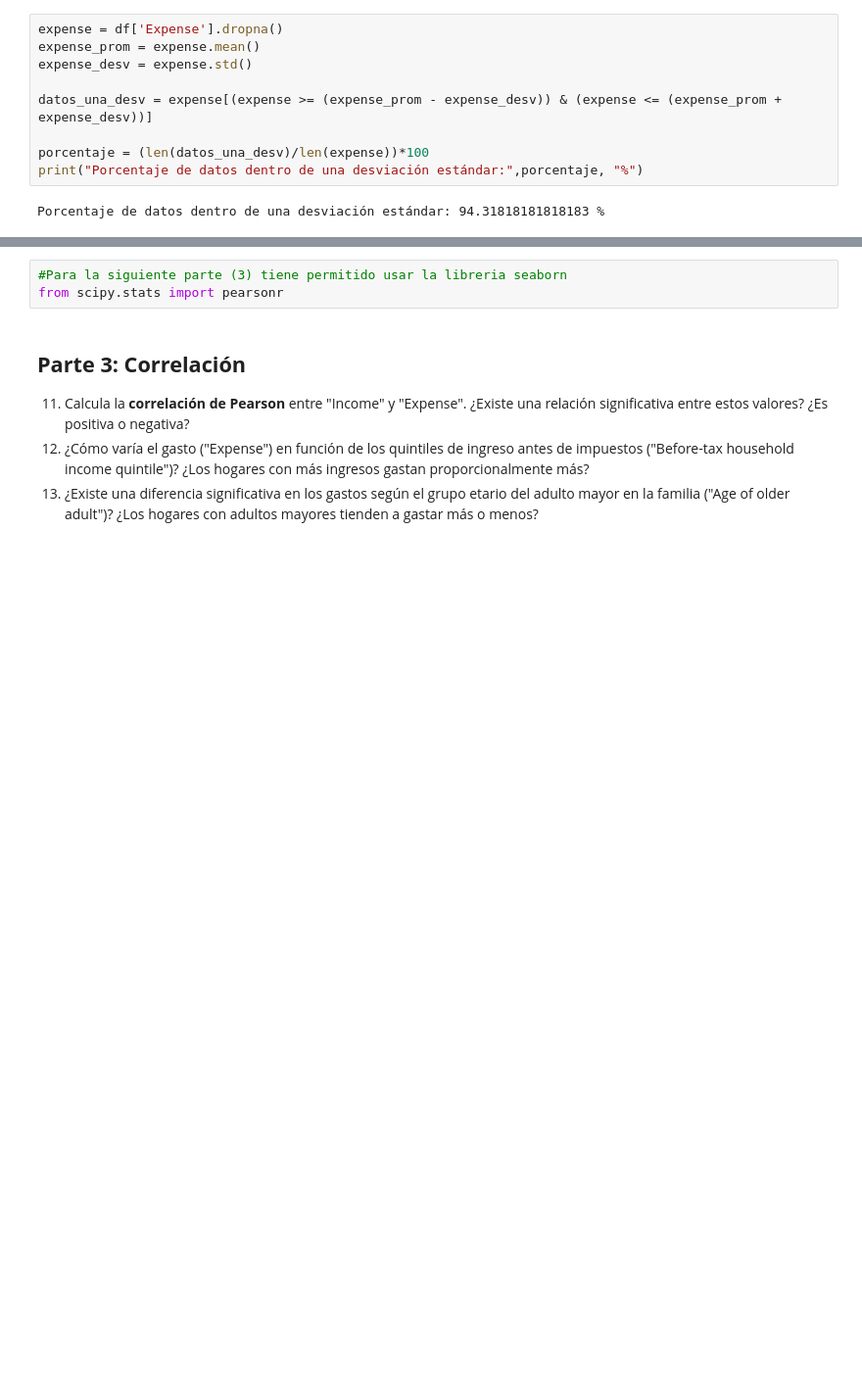
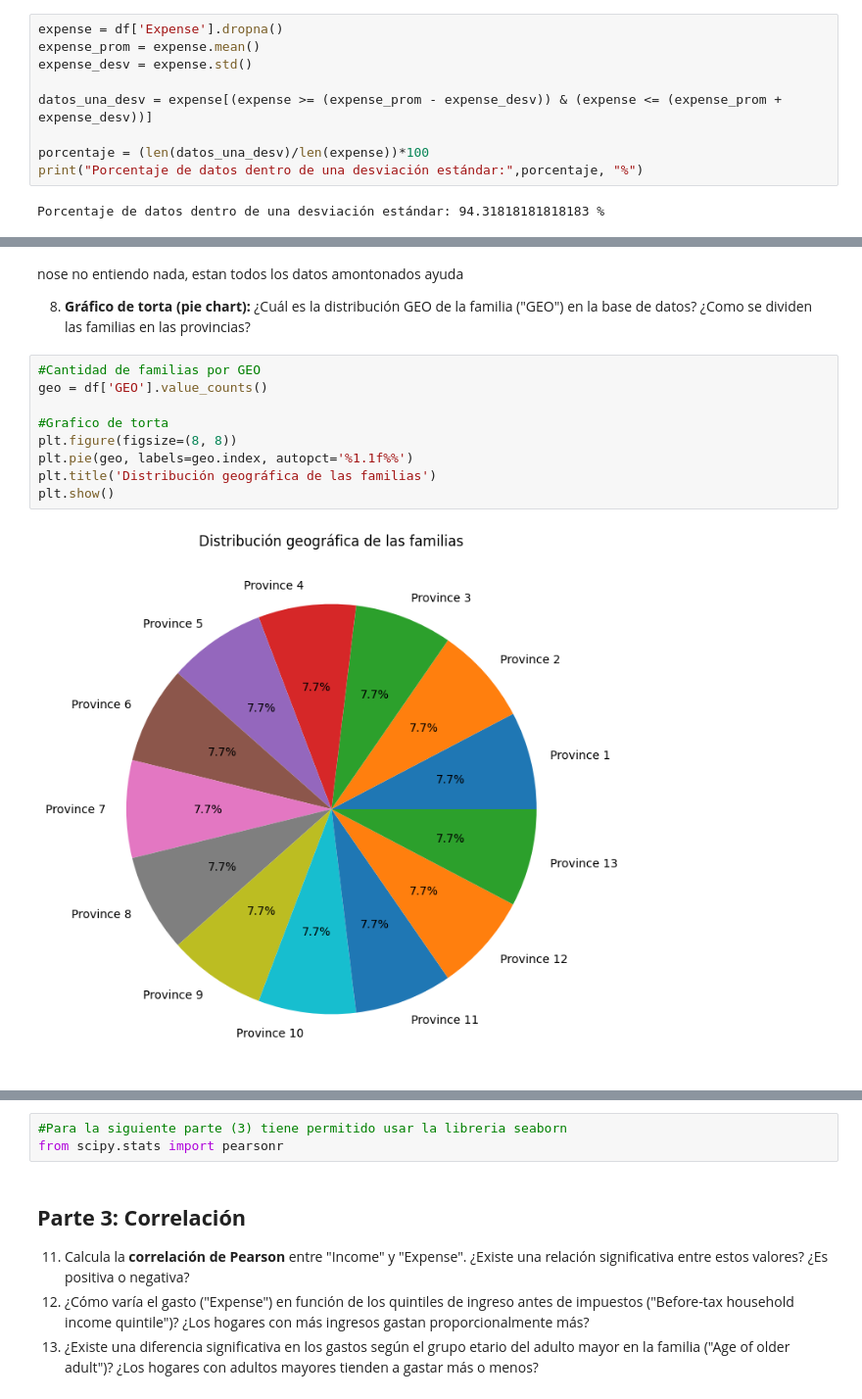
Before and after one commit to FelipeScanda/Mineria-de-Datos, a Jupyter notebook: Tarea 1/Tarea 1 Mineria de Datos, Felipe Scanda.ipynb, the cells around one changed output, grey strips where cells are left out. Shown at 98% size. Drawn from its saved outputs; the diff is of its cells as text; blank space fills up the shorter version.

```diff
--- a/Tarea 1/Tarea 1 Mineria de Datos, Felipe Scanda.ipynb
+++ b/Tarea 1/Tarea 1 Mineria de Datos, Felipe Scanda.ipynb
@@ -360,0 +395,15 @@ El porcentaje obtenido se aleja demasiado del 68% de una distribución normal co
+# %% [markdown]
+nose no entiendo nada, estan todos los datos amontonados ayuda
+
+8. **Gráfico de torta (pie chart):** ¿Cuál es la distribución GEO de la familia ("GEO") en la base de datos? ¿Como se dividen las familias en las provincias?
+# %%
+#Cantidad de familias por GEO
+geo = df['GEO'].value_counts()
+
+#Grafico de torta
+plt.figure(figsize=(8, 8))
+plt.pie(geo, labels=geo.index, autopct='%1.1f%%')
+plt.title('Distribución geográfica de las familias')
+plt.show()
+# %% [output]
+[figure, added]
```
Also changed, not shown: parts of 19 cells of this notebook.
